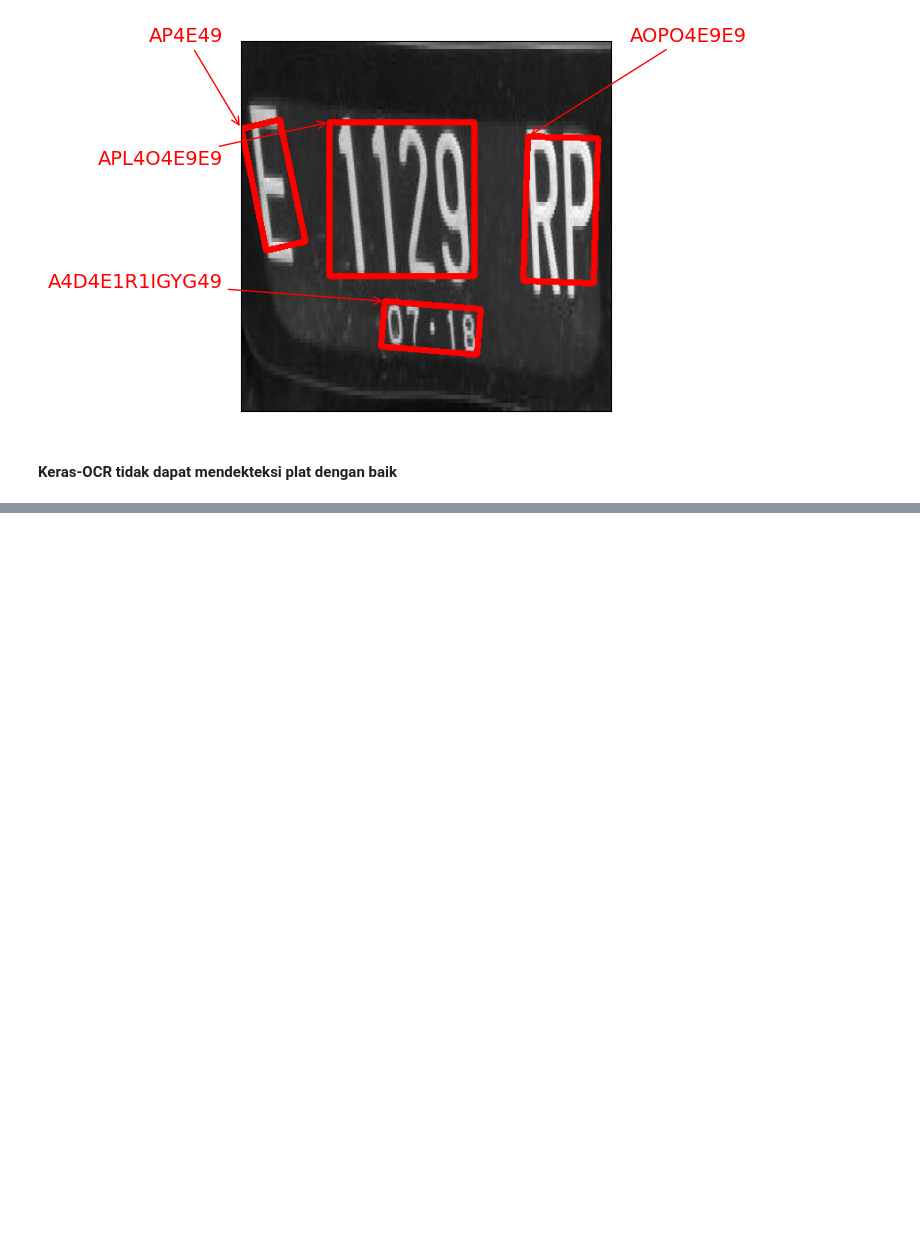
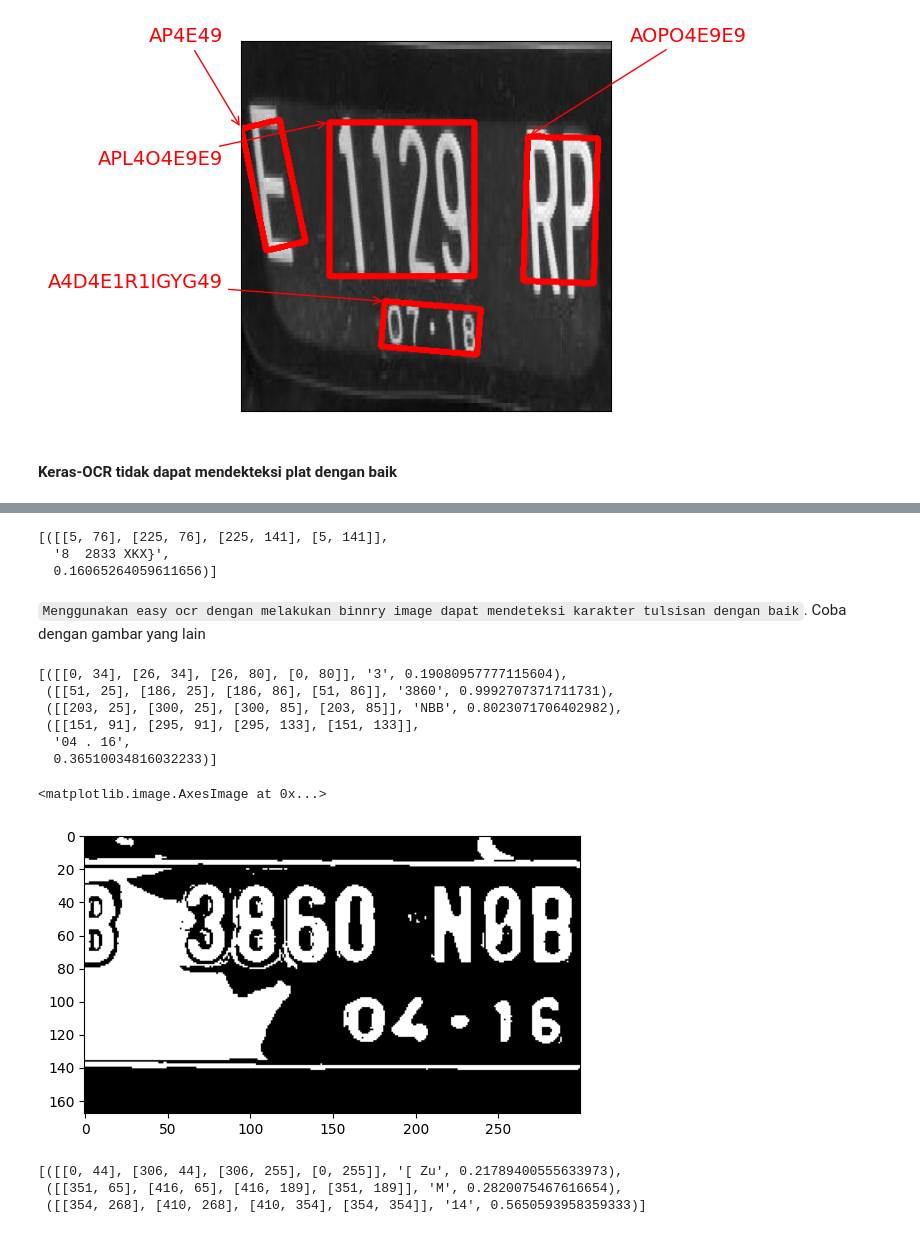
Before and after one commit to kazuma313/LicensePlateRecognition, a Jupyter notebook: LicensePlateRecognition.ipynb, the cells around one changed output, grey strips where cells are left out. Saved outputs shown, nothing was run; the diff lists cells and outputs as text; code cells hidden in the pictures; blank space fills up the shorter version.

Commit message:
experiment easy-ocr

```diff
--- a/LicensePlateRecognition.ipynb
+++ b/LicensePlateRecognition.ipynb
@@ -1093,0 +1117,40 @@ img = tf.image.resize(img, [224, 224])
+# %%
+result = reader.readtext('image_binnary.jpg')
+result
+# %% [output]
+[([[5, 76], [225, 76], [225, 141], [5, 141]],
+  '8  2833 XKX}',
+  0.16065264059611656)]
+# %% [markdown]
+`Menggunakan easy ocr dengan melakukan binnry image dapat mendeteksi karakter tulsisan dengan baik`.
+Coba dengan gambar yang lain
+# %%
+img = cv2.imread('/content/B3860NOB.jpg')
+img_gray = cv2.cvtColor(img, cv2.COLOR_RGB2GRAY)
+(thresh, img_plate_bw) = cv2.threshold(img_gray, 0, 255, cv2.THRESH_BINARY + cv2.THRESH_OTSU)
+cv2.imwrite("image_binnary.jpg", img_plate_bw)
+result = reader.readtext('image_binnary.jpg')
+result
+# %% [output]
+[([[0, 34], [26, 34], [26, 80], [0, 80]], '3', 0.19080957777115604),
+ ([[51, 25], [186, 25], [186, 86], [51, 86]], '3860', 0.9992707371711731),
+ ([[203, 25], [300, 25], [300, 85], [203, 85]], 'NBB', 0.8023071706402982),
+ ([[151, 91], [295, 91], [295, 133], [151, 133]],
+  '04 . 16',
+  0.36510034816032233)]
+# %%
+plt.imshow(img_plate_bw, cmap="gray")
+# %% [output]
+<matplotlib.image.AxesImage at 0x...>
+[figure, added]
+# %%
+img = cv2.imread('/content/E2101TJ.jpg')
+img_gray = cv2.cvtColor(img, cv2.COLOR_RGB2GRAY)
+(thresh, img_plate_bw) = cv2.threshold(img_gray, 0, 255, cv2.THRESH_BINARY + cv2.THRESH_OTSU)
+cv2.imwrite("image_binnary.jpg", img_plate_bw)
+result = reader.readtext('image_binnary.jpg')
+result
+# %% [output]
+[([[0, 44], [306, 44], [306, 255], [0, 255]], '[ Zu', 0.21789400555633973),
+ ([[351, 65], [416, 65], [416, 189], [351, 189]], 'M', 0.2820075467616654),
+ ([[354, 268], [410, 268], [410, 354], [354, 354]], '14', 0.5650593958359333)]
```
Also changed, not shown: parts of 27 cells of this notebook.
